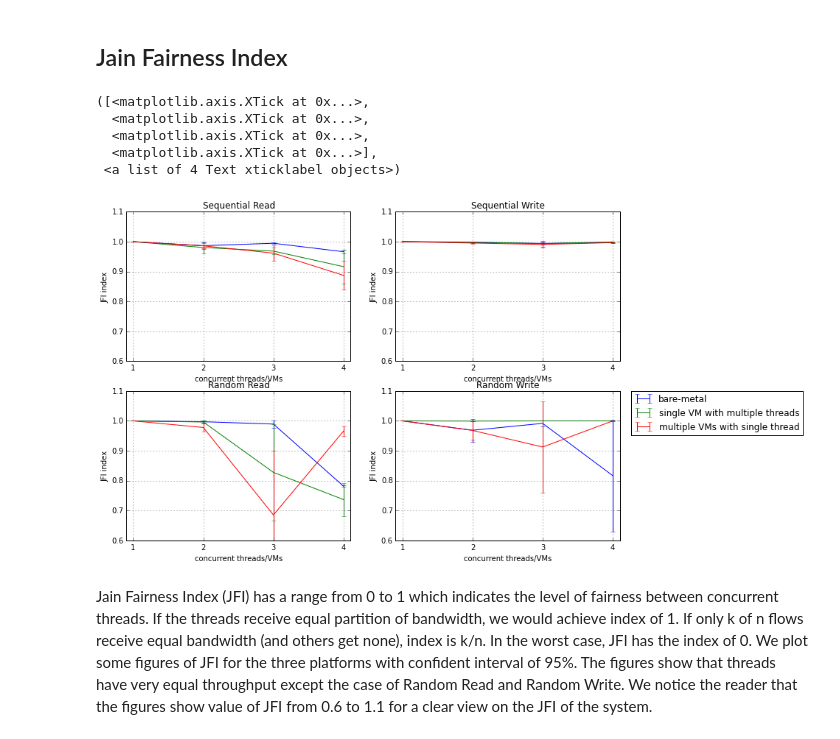
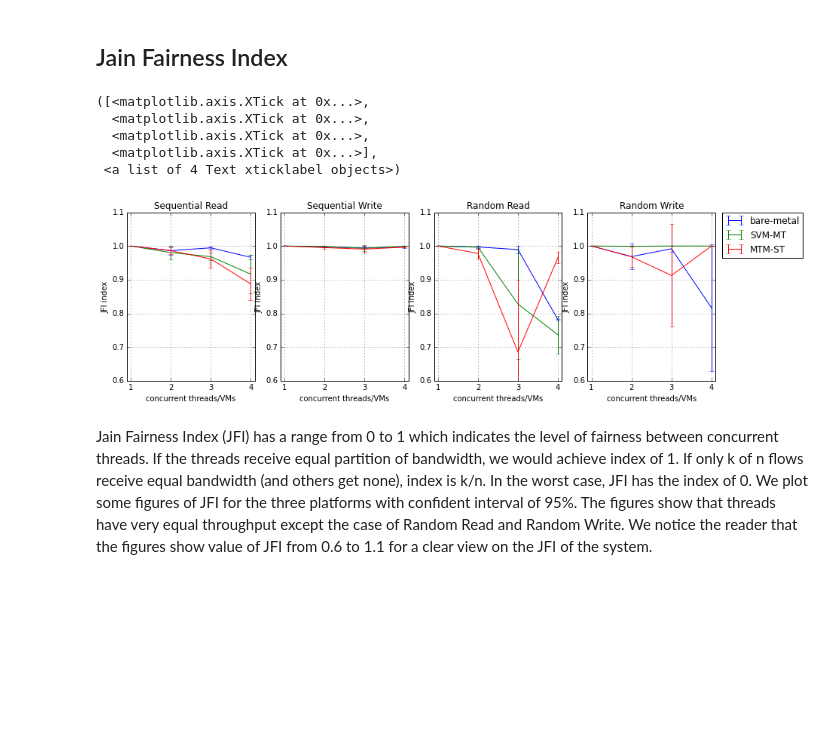
Before and after one commit to hasonhai/io_measurements, a Jupyter notebook: notebook/DiskTest Analysis.ipynb, the cells around one changed output. Saved outputs shown, nothing was run; the diff lists cells and outputs as text; code cells hidden in the pictures; blank space fills up the shorter version.

```diff
--- a/notebook/DiskTest Analysis.ipynb
+++ b/notebook/DiskTest Analysis.ipynb
@@ -254,6 +254,7 @@ nml_aggbwswmvm = [x/y for x,y in zip(aggbwswmvm,aggbwswbf)]
 nml_aggbwrrmvm = [x/y for x,y in zip(aggbwrrmvm,aggbwrrbf)]
 nml_aggbwrwmvm = [x/y for x,y in zip(aggbwrwmvm,aggbwrwbf)]
 # %%
+pylab.rcParams['figure.figsize'] = 14, 4  # change default size of figures
 x_axis = [1,2,3,4]
 
 #plt.subplot(241)
@@ -369,9 +370,10 @@ cijfiswmvm = cijfi.filter(regex="^SW[1-4]VMTH1").tolist()
 cijfirrmvm = cijfi.filter(regex="^RR[1-4]VMTH1").tolist()
 cijfirwmvm = cijfi.filter(regex="^RW[1-4]VMTH1").tolist()
 # %%
+pylab.rcParams['figure.figsize'] = 14, 4  # change default size of figures
 x_axis = [1,2,3,4]
 
-plt.subplot(221)
+plt.subplot(141)
 plt.errorbar(x_axis, jfisrbf, cijfisrbf)
 plt.errorbar(x_axis, jfisrsvm, cijfisrsvm)
 plt.errorbar(x_axis, jfisrmvm, cijfisrmvm)
@@ -382,7 +384,7 @@ plt.xlabel('concurrent threads/VMs')
 plt.ylabel('JFI index')
 plt.xticks(x_axis)
 
-plt.subplot(222)
+plt.subplot(142)
 plt.errorbar(x_axis, jfiswbf, cijfiswbf)
 plt.errorbar(x_axis, jfiswsvm, cijfiswsvm)
 plt.errorbar(x_axis, jfiswmvm, cijfiswmvm)
@@ -391,38 +393,38 @@ plt.grid(True)
 plt.title('Sequential Write')
 plt.xlabel('concurrent threads/VMs')
 plt.ylabel('JFI index')
 plt.xticks(x_axis)
 
-plt.subplot(223)
+plt.subplot(143)
 plt.errorbar(x_axis, jfirrbf, cijfirrbf)
 plt.errorbar(x_axis, jfirrsvm, cijfirrsvm)
 plt.errorbar(x_axis, jfirrmvm, cijfirrmvm)
 plt.axis([0.9, 4.1, 0.6, 1.1])
 plt.grid(True)
 plt.title('Random Read')
 plt.xlabel('concurrent threads/VMs')
 plt.ylabel('JFI index')
 plt.xticks(x_axis)
 
-plt.subplot(224)
+plt.subplot(144)
 # plt.plot(x_axis, jfirwbf, label = 'bare-metal')
 plt.errorbar(x_axis, jfirwbf, cijfirwbf, label = 'bare-metal')
-plt.errorbar(x_axis, jfirwsvm, cijfirwsvm, label = 'single VM with multiple threads')
-plt.errorbar(x_axis, jfirwmvm, cijfirwmvm, label = 'multiple VMs with single thread')
+plt.errorbar(x_axis, jfirwsvm, cijfirwsvm, label = 'SVM-MT')
+plt.errorbar(x_axis, jfirwmvm, cijfirwmvm, label = 'MTM-ST')
 plt.axis([0.9, 4.1, 0.6, 1.1])
 plt.grid(True)
 plt.title('Random Write')
 plt.legend(bbox_to_anchor=(1.05, 1), loc=2, borderaxespad=0.)
 plt.xlabel('concurrent threads/VMs')
 plt.ylabel('JFI index')
 plt.xticks(x_axis)
 # %% [output]
 ([<matplotlib.axis.XTick at 0x...>,
   <matplotlib.axis.XTick at 0x...>,
   <matplotlib.axis.XTick at 0x...>,
   <matplotlib.axis.XTick at 0x...>],
  <a list of 4 Text xticklabel objects>)
-[figure, old version]
+[figure, new version]
 # %% [markdown]
 Jain Fairness Index (JFI) has a range from 0 to 1 which indicates the level of fairness between concurrent threads. If the threads receive equal partition of bandwidth, we would achieve index of 1. If only k of n flows receive equal bandwidth (and others get none), index is k/n. In the worst case, JFI has the index of 0. We plot some figures of JFI for the three platforms with confident interval of 95%. The figures show that threads have very equal throughput except the case of Random Read and Random Write. We notice the reader that the figures show value of JFI from 0.6 to 1.1 for a clear view on the JFI of the system.
 # %% [markdown]
```
Also changed, not shown: parts of 3 cells of this notebook, 2 other files.
